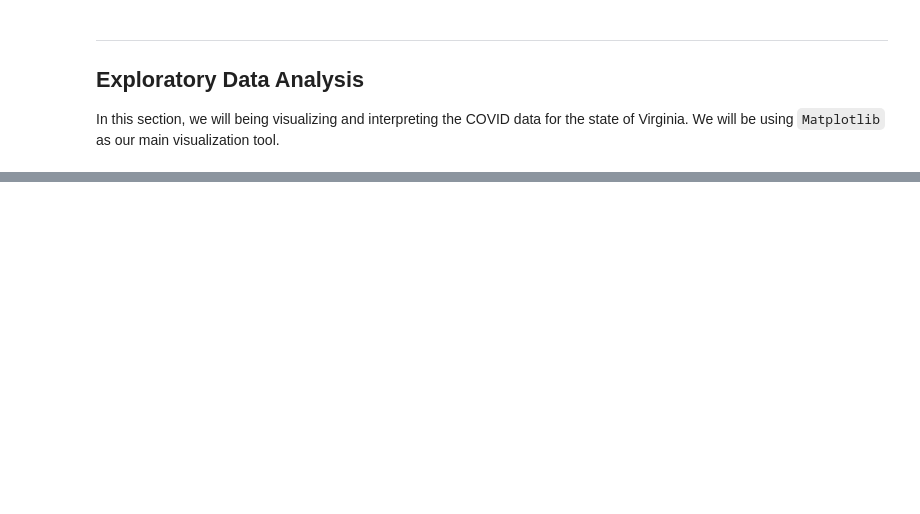
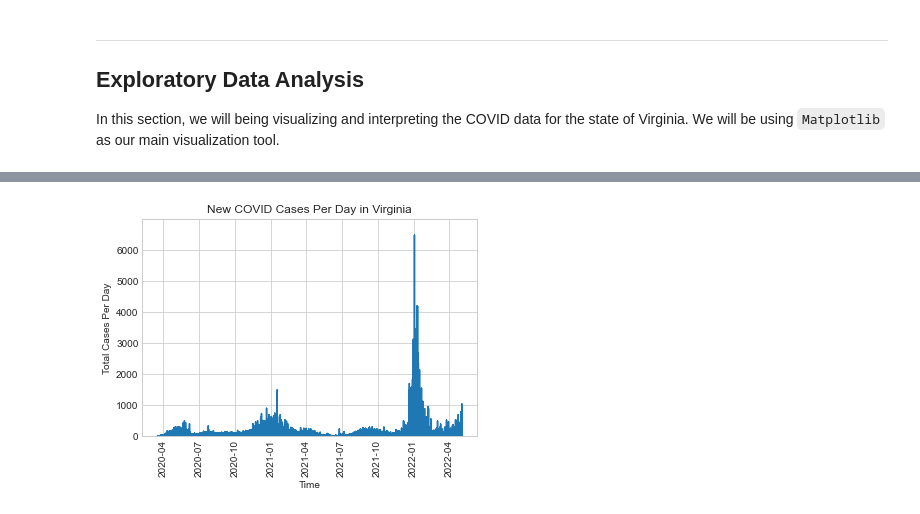
Before and after one commit to martindavid1995/Data-Science-Tutorial, a Jupyter notebook: Tutorial.ipynb, the cells around one changed output, grey strips where cells are left out. Cells and saved outputs as stored; diff of their text form; code cells hidden in the pictures; blank space fills up the shorter version.

```diff
--- a/Tutorial.ipynb
+++ b/Tutorial.ipynb
@@ -287,0 +348,7 @@ In my opinion, plotting cases like this is rather misleading. To me this chart m
+# %%
+covid_data_enhanced = pd.concat(county_frames)
+covid_data_enhanced = covid_data_enhanced.sort_values('Time', ascending=True)
+
+makePlot(covid_data_enhanced, "Time", "Total Cases Per Day", "New COVID Cases Per Day in Virginia")
+# %% [output]
+[figure, added]
```
Also changed, not shown: parts of 26 cells of this notebook, 2 other files.
